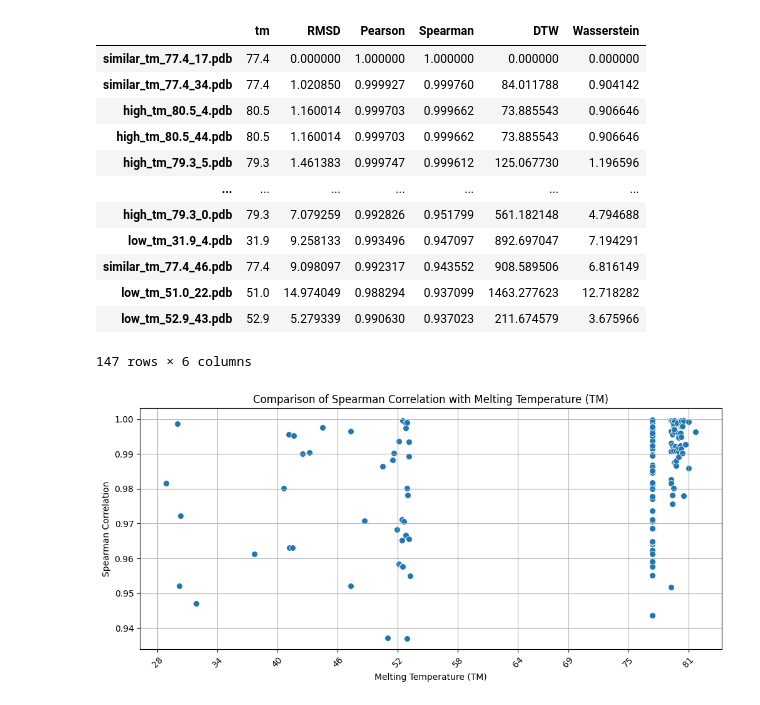
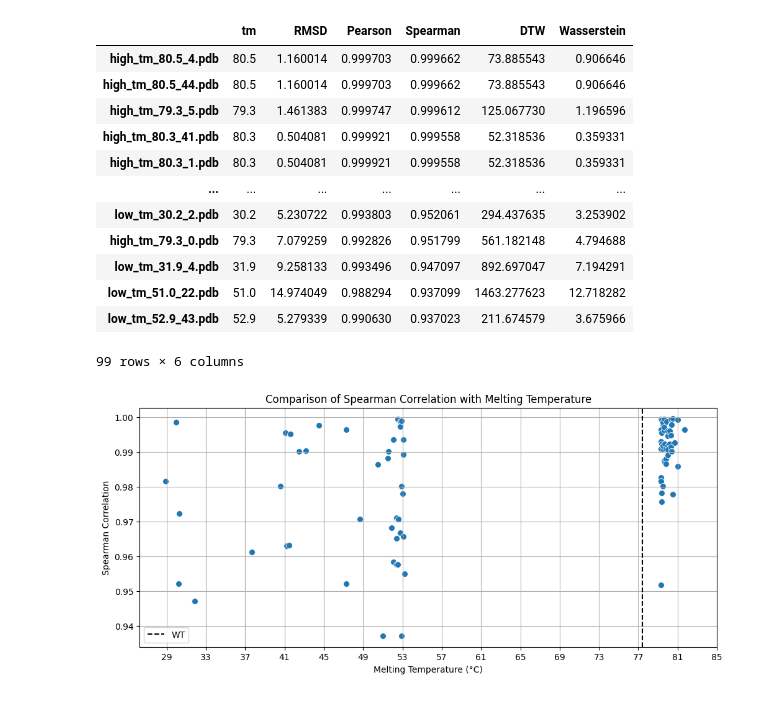
Before and after one commit to aleromualdi/WSME-ts, a Jupyter notebook: single-point-mutants.ipynb, the cells around one changed output. Cells and saved outputs as stored; diff of their text form; code cells hidden in the pictures.

```diff
--- a/single-point-mutants.ipynb
+++ b/single-point-mutants.ipynb
@@ -143,15 +147,19 @@ np.savez("output/free_energy_data_new_dsa.npz", **free_energy_data)
 # %%
-import numpy as np
+# LOAD DATA
 
-# LOAD DATA
-loaded_data = np.load("output/free_energy_data_new.npz", allow_pickle=True)
-loaded_keys = list(loaded_data.keys())
+# import numpy as np
 
-free_energy_data = {}
+# loaded_data = np.load("output/free_energy_data_new.npz", allow_pickle=True)
+# loaded_keys = list(loaded_data.keys())
 
-for key in loaded_keys:
-    data = loaded_data[key].item()
-    free_energy_data[key] = {
-        "Q_values": data["Q_values"],
-        "F_values": data["F_values"]
-    }
+# free_energy_data = {}
+
+# for key in loaded_keys:
+#     data = loaded_data[key].item()
+#     free_energy_data[key] = {
+#         "Q_values": data["Q_values"],
+#         "F_values": data["F_values"]
+#     }
+
+
+# free_energy_data = {k: v for k, v in free_energy_data.items() if not k.startswith("similar")}
@@ -211,50 +228,50 @@ for fname, data in free_energy_data.items():
         "Pearson": pearson_corr,
         "Spearman": spearman_corr,
         "DTW": dtw_distance,
-        "Wasserstein": wasserstein_dist  # Added Wasserstein Distance
+        "Wasserstein": wasserstein_dist
     }
 
 df_similarity = pd.DataFrame.from_dict(similarity_results, orient="index")
 df_similarity_sorted = df_similarity.sort_values("Spearman", ascending=False)
 
-df_similarity_sorted
+df_similarity_sorted.head(100)
 # %% [output]
 |  | tm | RMSD | Pearson | Spearman | DTW | Wasserstein |
-| similar_tm_77.4_17.pdb | 77.4 | 0.000000 | 1.000000 | 1.000000 | 0.000000 | 0.000000 |
-| similar_tm_77.4_34.pdb | 77.4 | 1.020850 | 0.999927 | 0.999760 | 84.011788 | 0.904142 |
 | high_tm_80.5_4.pdb | 80.5 | 1.160014 | 0.999703 | 0.999662 | 73.885543 | 0.906646 |
 | high_tm_80.5_44.pdb | 80.5 | 1.160014 | 0.999703 | 0.999662 | 73.885543 | 0.906646 |
 | high_tm_79.3_5.pdb | 79.3 | 1.461383 | 0.999747 | 0.999612 | 125.067730 | 1.196596 |
+| high_tm_80.3_41.pdb | 80.3 | 0.504081 | 0.999921 | 0.999558 | 52.318536 | 0.359331 |
+| high_tm_80.3_1.pdb | 80.3 | 0.504081 | 0.999921 | 0.999558 | 52.318536 | 0.359331 |
 | ... | ... | ... | ... | ... | ... | ... |
+| low_tm_30.2_2.pdb | 30.2 | 5.230722 | 0.993803 | 0.952061 | 294.437635 | 3.253902 |
 | high_tm_79.3_0.pdb | 79.3 | 7.079259 | 0.992826 | 0.951799 | 561.182148 | 4.794688 |
 | low_tm_31.9_4.pdb | 31.9 | 9.258133 | 0.993496 | 0.947097 | 892.697047 | 7.194291 |
-| similar_tm_77.4_46.pdb | 77.4 | 9.098097 | 0.992317 | 0.943552 | 908.589506 | 6.816149 |
 | low_tm_51.0_22.pdb | 51.0 | 14.974049 | 0.988294 | 0.937099 | 1463.277623 | 12.718282 |
 | low_tm_52.9_43.pdb | 52.9 | 5.279339 | 0.990630 | 0.937023 | 211.674579 | 3.675966 |
-147 rows × 6 columns
+99 rows × 6 columns
 # %%
 import matplotlib.pyplot as plt
 import seaborn as sns
 import numpy as np
 
 # Ensure tm is numeric and sort values
 df_similarity['tm'] = pd.to_numeric(df_similarity['tm'], errors='coerce')
 df_similarity_sorted = df_similarity.sort_values("tm", ascending=True)
 
 plt.figure(figsize=(12, 5))
 
 sns.scatterplot(data=df_similarity_sorted, x='tm', y='Spearman', s=50)
+plt.axvline(x=77.4, color='k', linestyle='--', label='WT')
 
 # Set labels and title
-plt.title('Comparison of Spearman Correlation with Melting Temperature (TM)')
-plt.xlabel('Melting Temperature (TM)')
+plt.title('Comparison of Spearman Correlation with Melting Temperature')
+plt.xlabel('Melting Temperature (°C)')
 plt.ylabel('Spearman Correlation')
 
-# Reduce the number of x-axis ticks
-plt.xticks(np.linspace(
-    df_similarity_sorted["tm"].min(), df_similarity_sorted["tm"].max(), num=10).astype(int), rotation=45)
+plt.xticks(np.linspace(29, 85, num=15).astype(int))
 
+plt.legend()
 plt.grid(True)
 plt.show()
 # %% [output]
-[figure, old version]
+[figure, new version]
```
Also changed, not shown: parts of 22 cells of this notebook, 8 other files.
